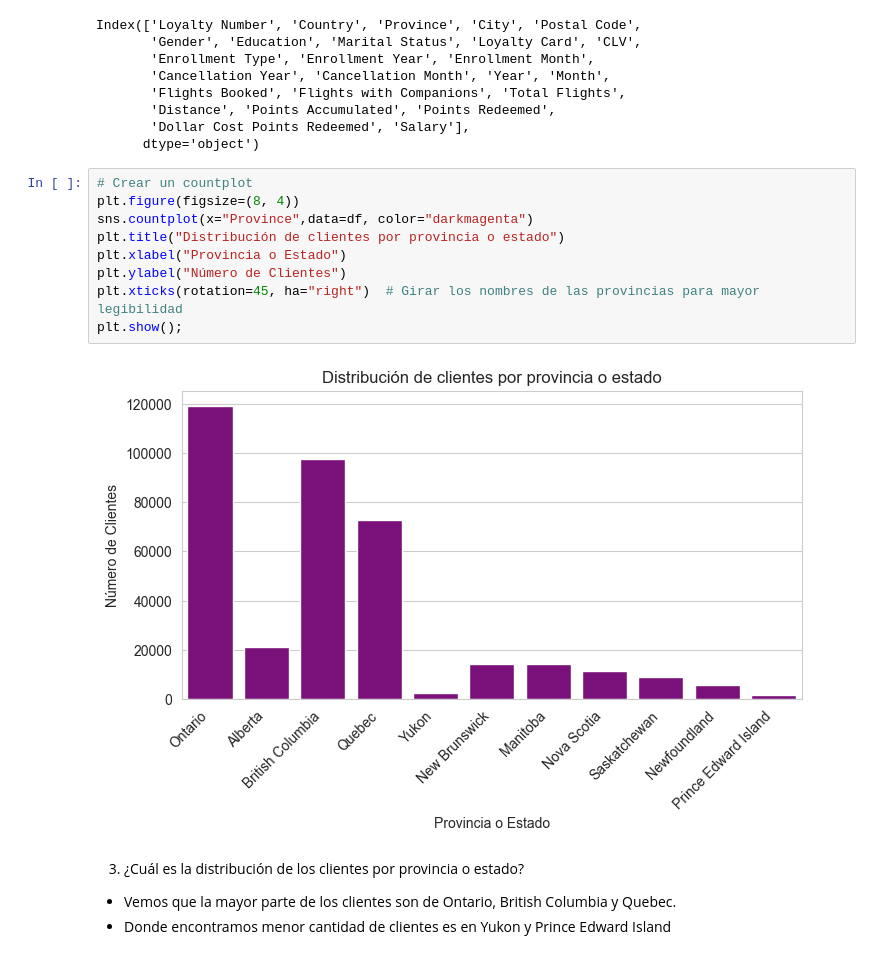
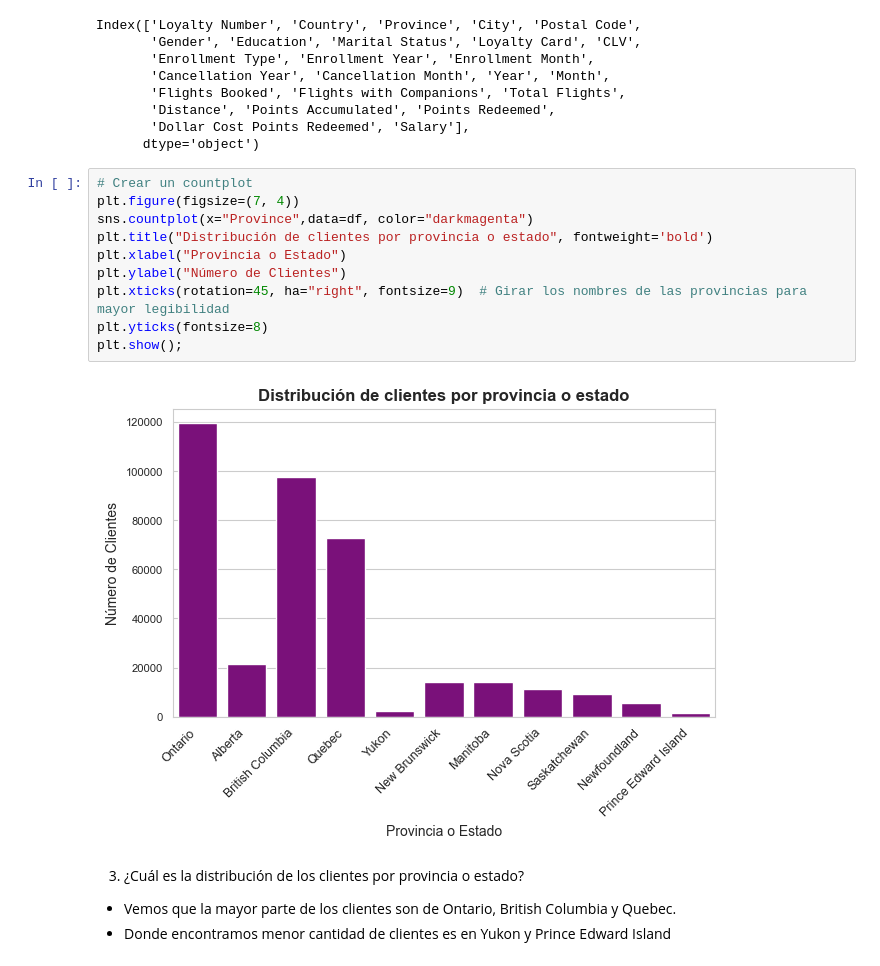
Before and after one commit to martapintoslopez/Airline, a Jupyter notebook: ev_final.ipynb, the cells around one changed output. Cells and saved outputs as stored; diff of their text form.

```diff
--- a/ev_final.ipynb
+++ b/ev_final.ipynb
@@ -887,15 +894,16 @@ Index(['Loyalty Number', 'Country', 'Province', 'City', 'Postal Code',
       dtype='object')
 # %%
 # Crear un countplot
-plt.figure(figsize=(8, 4))
+plt.figure(figsize=(7, 4))
 sns.countplot(x="Province",data=df, color="darkmagenta")
-plt.title("Distribución de clientes por provincia o estado")
+plt.title("Distribución de clientes por provincia o estado", fontweight='bold')
 plt.xlabel("Provincia o Estado")
 plt.ylabel("Número de Clientes")
-plt.xticks(rotation=45, ha="right")  # Girar los nombres de las provincias para mayor legibilidad
+plt.xticks(rotation=45, ha="right", fontsize=9)  # Girar los nombres de las provincias para mayor legibilidad
+plt.yticks(fontsize=8)
 plt.show();
 # %% [output]
-[figure, old version]
+[figure, new version]
 # %% [markdown]
 3. ¿Cuál es la distribución de los clientes por provincia o estado?
 - Vemos que la mayor parte de los clientes son de Ontario, British Columbia y Quebec.
```
Also changed, not shown: parts of 11 cells of this notebook.
